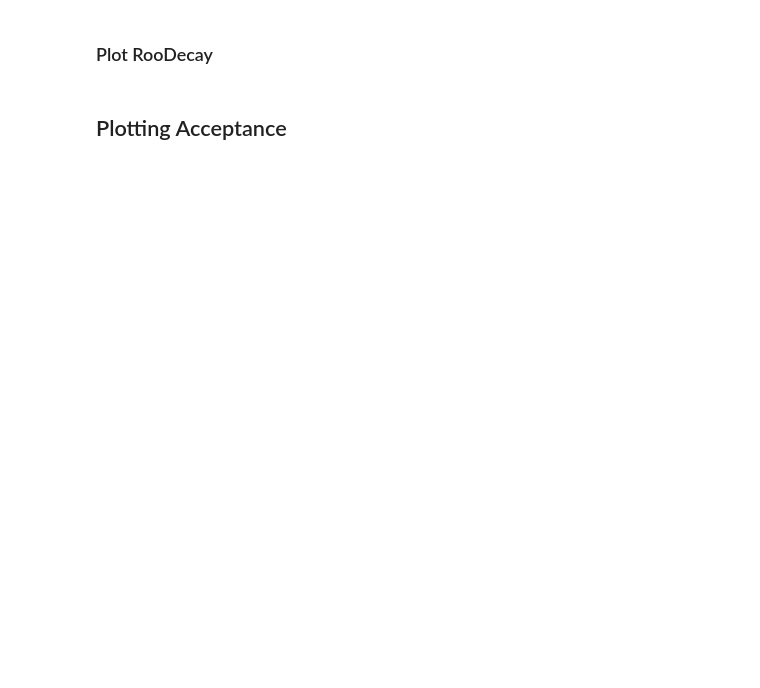
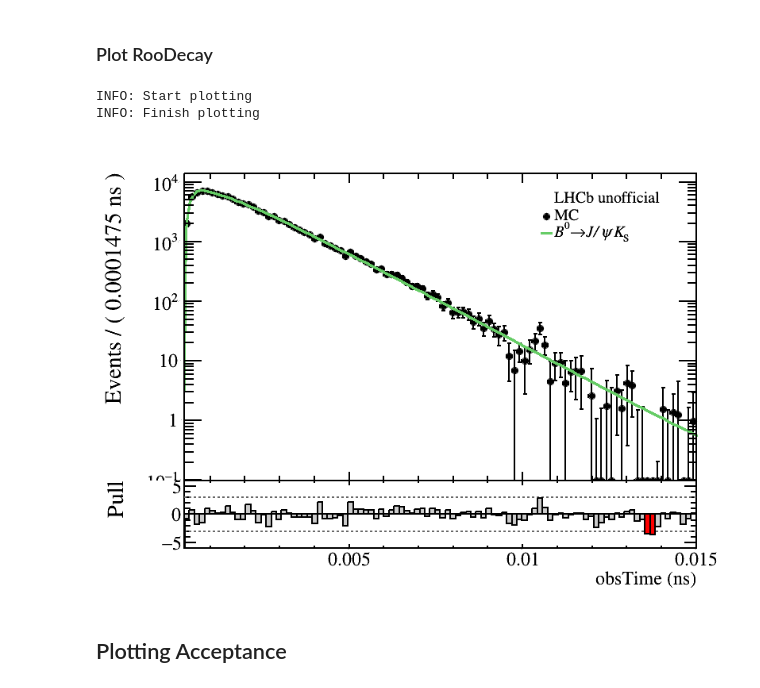
Before and after one commit to chasenberg/Masterthesis, a Jupyter notebook: notebooks/decaytime_studies/acceptance/acceptance_JpsiKS_data.ipynb, the cells around one changed output. Cells and saved outputs as stored; diff of their text form; code cells hidden in the pictures; blank space fills up the shorter version.

Commit message:
decay time fit looks good

```diff
--- a/notebooks/decaytime_studies/acceptance/acceptance_JpsiKS_data.ipynb
+++ b/notebooks/decaytime_studies/acceptance/acceptance_JpsiKS_data.ipynb
@@ -409,34 +412,39 @@ decay_set  = ROOT.RooArgSet(pdfDecayTime.getComponents().find('pdfDecayTime'))
 ROOT.SetOwnership(decay_set, False)
 
 # Prepare frame
 canvas = TCanvas('canvas', 'canvas', 1000, 600)
 ROOT.SetOwnership(canvas, False)
 
-plot_frame = obsTime.frame(ROOT.RooFit.Range(0.00025, 0.015), ROOT.RooFit.Bins(110))
+plot_frame = obsTime.frame(ROOT.RooFit.Range(0.00025, 0.015), ROOT.RooFit.Bins(100))
 #plot_frame.SetMinimum(-100)
 
 ROOT.SetOwnership(plot_frame, False)
 
 data.plotOn(plot_frame, ROOT.RooFit.Name('data'))
 pdfDecayTime.plotOn(plot_frame, RooFit.ProjWData(RooArgSet(obsTimeErr), data, True), RooFit.LineColor(410), ROOT.RooFit.Name('decay_fit'))
 
 ### Add additional informations to the plot
 text_size = 0.05
 # Create TLegend
 legend = ROOT.TLegend(0.7, 0.7, 0.80, 0.85)
 #legend = ROOT.TLegend(0.7, 0.30, 0.80, 0.5)
 ROOT.SetOwnership(plot_frame, False)
+legend.AddEntry(0,"LHCb unofficial", "")
 legend.AddEntry(plot_frame.findObject('data'), 'MC', 'p')
 legend.AddEntry(plot_frame.findObject('decay_fit'), '#it{B}^{0}#rightarrow#it{J/#psi}#it{K}_{#kern[-0.3]{S}}', 'l')
 legend.SetTextSize(text_size)
 
 plot_frame.GetYaxis().SetRangeUser(0.1, plot_frame.GetMaximum()*1.2)
 
 # Plot pulls
 plotname = 'decaytime_data'
 can,_ = plot_pulls(plotname, plot_frame, drawables=[legend], save_path= subdir + '/plots/', logy=True)
 print('INFO: Finish plotting', flush=True)
 can
+# %% [output]
+INFO: Start plotting
+INFO: Finish plotting
+[figure, added]
 # %% [markdown]
 ## Plotting Acceptance
 # %%
```
Also changed, not shown: parts of 4 cells of this notebook.
